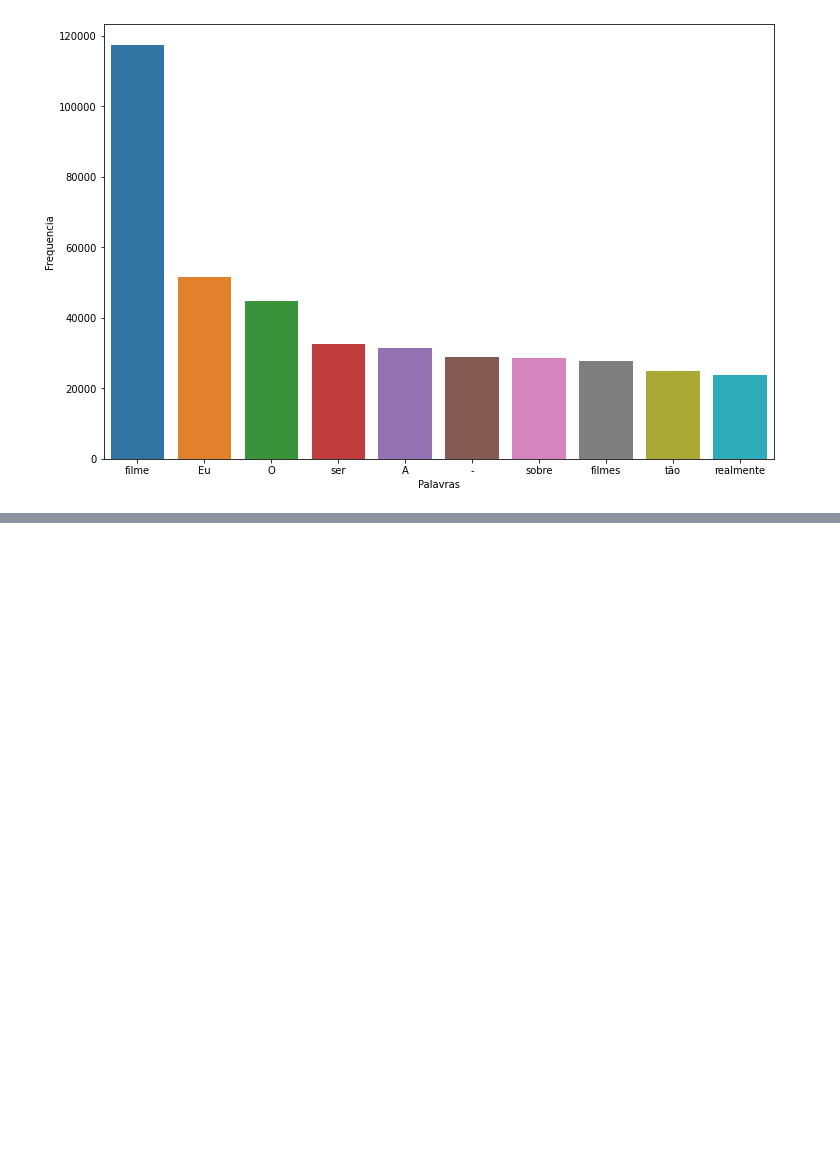
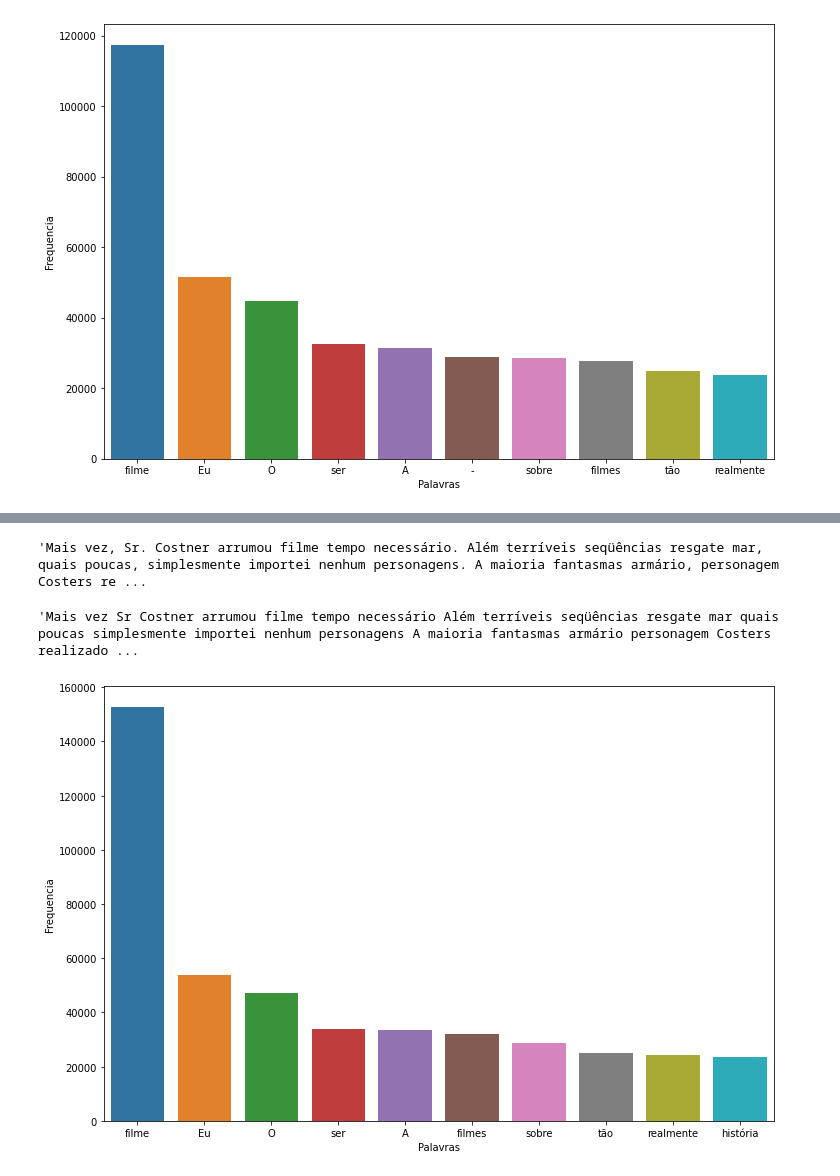
Before and after one commit to johnatanDM/MachineLearning, a Jupyter notebook: Alura_NPL_analise_sentimentos.ipynb, the cells around one changed output, grey strips where cells are left out. Cells and saved outputs as stored; diff of their text form; code cells hidden in the pictures; blank space fills up the shorter version.

```diff
--- a/Alura_NPL_analise_sentimentos.ipynb
+++ b/Alura_NPL_analise_sentimentos.ipynb
@@ -266,7 +281,7 @@ ax = sns.barplot(x='Palavras', y='Frequencia', data=top10)
 # %% [output]
 [figure]
 # %%
-def pareto(dados, coluna):
+def pareto(dados, coluna, quantidade):
   todas_palavras = " ".join([palavras for palavras in dados[coluna]])
   tokenizador = WhitespaceTokenizer()
   tokens = tokenizador.tokenize(todas_palavras)
@@ -274,7 +289,7 @@ def pareto(dados, coluna):
   frequencia = nltk.FreqDist(tokens)
 
   tokens_df = pd.DataFrame({'Palavras' : list(frequencia.keys()), 'Frequencia' : list(frequencia.values())})
-  top10 = tokens_df.nlargest(10, 'Frequencia')
+  top10 = tokens_df.nlargest(quantidade, 'Frequencia')
 
   plt.figure(figsize = (12,8))
 
@@ -319,2 +334,5 @@ pareto(resenhas, 'frases_processadas1')
 # %% [output]
 [figure]
+# %%
+pontuacao = list(punctuation)
+pontuacao
@@ -320,0 +357,14 @@ pareto(resenhas, 'frases_processadas1')
+# %%
+pontuacao_stopwords = pontuacao + stopwords
+# %%
+frases_processadas = []
+tokenizador = WordPunctTokenizer()
+for frase in resenhas.frases_processadas1:
+  tokens = tokenizador.tokenize(frase)
+  nova_frase = list()
+  for palavra in tokens:
+    if palavra not in pontuacao_stopwords:
+      nova_frase.append(palavra)
+  frases_processadas.append(" ".join(nova_frase))
+resenhas["frases_processadas2"] = frases_processadas
+resenhas.head()
@@ -320,0 +378,12 @@ pareto(resenhas, 'frases_processadas1')
+# %%
+resenhas['frases_processadas1'][0]
+# %% [output]
+'Mais vez, Sr. Costner arrumou filme tempo necessário. Além terríveis seqüências resgate mar, quais poucas, simplesmente importei nenhum personagens. A maioria fantasmas armário, personagem Costers re ...
+# %%
+resenhas['frases_processadas2'][0]
+# %% [output]
+'Mais vez Sr Costner arrumou filme tempo necessário Além terríveis seqüências resgate mar quais poucas simplesmente importei nenhum personagens A maioria fantasmas armário personagem Costers realizado ...
+# %%
+pareto(resenhas,'frases_processadas2',10)
+# %% [output]
+[figure, added]
```
Also changed, not shown: parts of 42 cells of this notebook.
